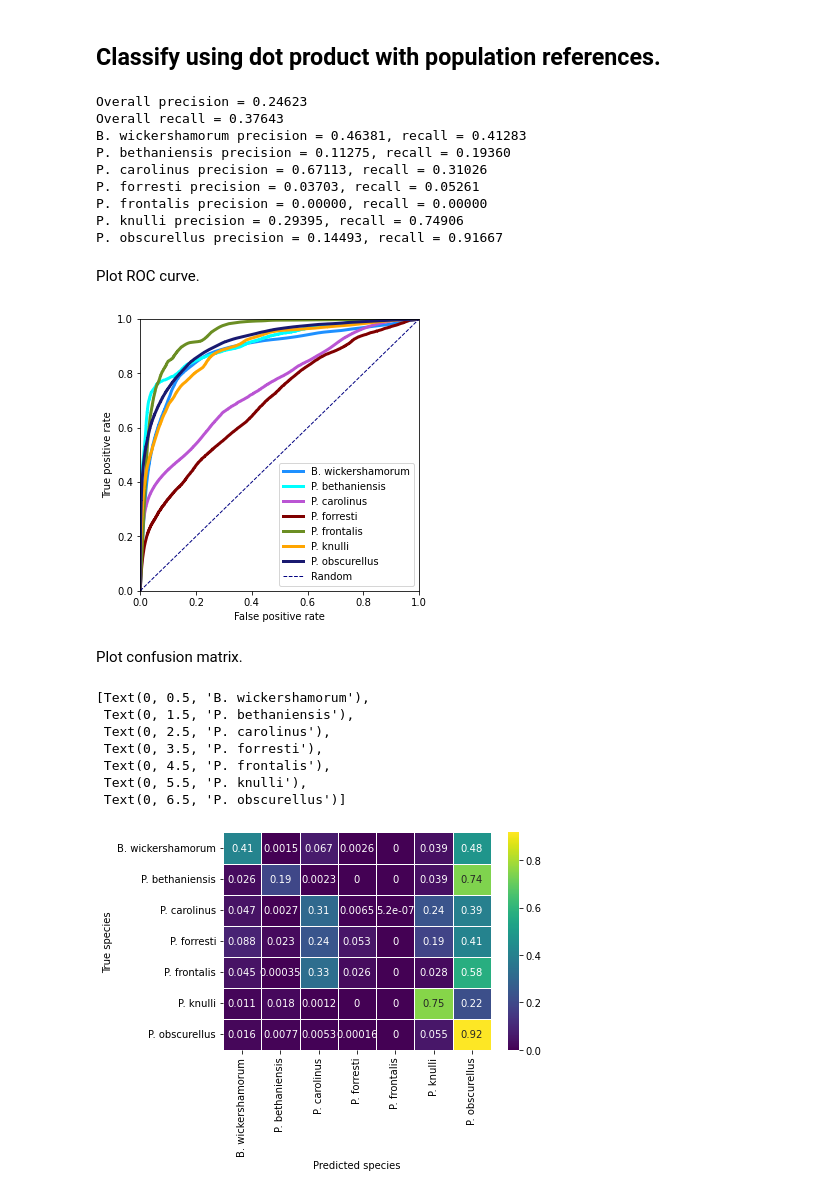
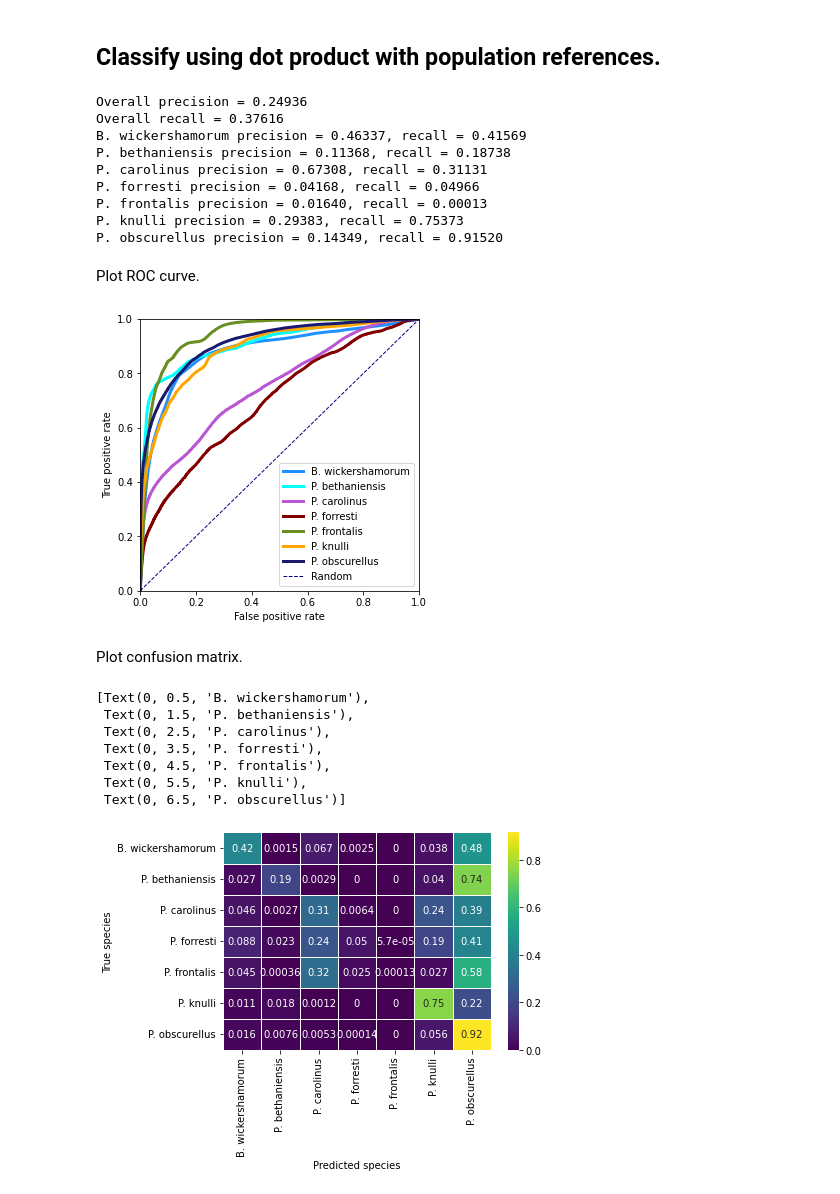
Before and after one commit to peleg-lab/FireflyClassification, a Jupyter notebook: signal_processing_notebooks/dotProduct.ipynb, the cells around one changed output. Saved outputs shown, nothing was run; the diff lists cells and outputs as text; code cells hidden in the pictures.

Commit message:
k-fold cross-validation

```diff
--- a/signal_processing_notebooks/dotProduct.ipynb
+++ b/signal_processing_notebooks/dotProduct.ipynb
@@ -118,10 +118,10 @@ with open("dotproduct_lit", "wb") as f:
 # %% [markdown]
 ## Classify using dot product with population references.
 # %%
-# run for 100 iterations
-num_iter = 100
+# run for 60 folds
+k = 60
 train_split = 0.8
-accs, precs, recs, conf_mat, y_true, y_pred, y_score, precs_sp, recs_sp = dotProductPop(df, num_iter, train_split, 1)
+accs, precs, recs, conf_mat, y_true, y_pred, y_score, precs_sp, recs_sp = dotProductPop(df, k, train_split, 1)
 # %%
 spec_labels=['B. wickershamorum', 'P. bethaniensis', 'P. carolinus', 'P. forresti', 'P. frontalis', 'P. knulli', 'P. obscurellus']
 print('Overall precision = {0:2.5f}'.format(np.mean(precs)))
@@ -129,42 +129,42 @@ print('Overall recall = {0:2.5f}'.format(np.mean(recs)))
 for i in range(len(spec_labels)):
     print('{0} precision = {1:2.5f}, recall = {2:2.5f}'.format(spec_labels[i], np.mean(precs_sp[i]), np.mean(recs_sp[i])))
 # %% [output]
-Overall precision = 0.24623
-Overall recall = 0.37643
-B. wickershamorum precision = 0.46381, recall = 0.41283
-P. bethaniensis precision = 0.11275, recall = 0.19360
-P. carolinus precision = 0.67113, recall = 0.31026
-P. forresti precision = 0.03703, recall = 0.05261
-P. frontalis precision = 0.00000, recall = 0.00000
-P. knulli precision = 0.29395, recall = 0.74906
-P. obscurellus precision = 0.14493, recall = 0.91667
+Overall precision = 0.24936
+Overall recall = 0.37616
+B. wickershamorum precision = 0.46337, recall = 0.41569
+P. bethaniensis precision = 0.11368, recall = 0.18738
+P. carolinus precision = 0.67308, recall = 0.31131
+P. forresti precision = 0.04168, recall = 0.04966
+P. frontalis precision = 0.01640, recall = 0.00013
+P. knulli precision = 0.29383, recall = 0.75373
+P. obscurellus precision = 0.14349, recall = 0.91520
 # %% [markdown]
 Plot ROC curve.
 # %%
 spec_labels=['B. wickershamorum', 'P. bethaniensis', 'P. carolinus', 'P. forresti', 'P. frontalis', 'P. knulli', 'P. obscurellus']
 fig,ax=plt.subplots(1,1, figsize=(5, 5))
 colormap = {0: 'dodgerblue', 1: 'cyan', 2: 'mediumorchid', 3: 'maroon',
                  4: 'olivedrab', 5: 'orange', 6: 'midnightblue'}
 
 for sp in range(len(np.unique(df['species_label']))):
-    fpr, tpr, thresholds = roc_curve(y_true, y_score[:,:,sp].flatten(), pos_label=sp)
+    fpr, tpr, thresholds = roc_curve(y_true, y_score[:,sp].flatten(), pos_label=sp)
     lw = 3
     ax.plot(
         fpr,
         tpr,
         color=colormap[sp],
         lw=lw,
         label=spec_labels[sp],
     )
     ax.set_xlim([0,1])
     ax.set_ylim([0,1])
     ax.set_xlabel("False positive rate")
     ax.set_ylabel("True positive rate")
 ax.plot([0, 1], [0, 1], color="navy", lw=1, linestyle="--", label="Random")
 plt.legend()
 plt.show()
 # %% [output]
-[figure, old version]
+[figure, new version]
 # %% [markdown]
 Plot confusion matrix.
 # %%
@@ -182,7 +182,7 @@ ax.set_yticklabels(spec_labels, rotation=0)
  Text(0, 4.5, 'P. frontalis'),
  Text(0, 5.5, 'P. knulli'),
  Text(0, 6.5, 'P. obscurellus')]
-[figure, old version]
+[figure, new version]
 # %%
 # Optional: pickle the output
 import pickle
```
Also changed, not shown: parts of 2 cells of this notebook, 7 other files.
